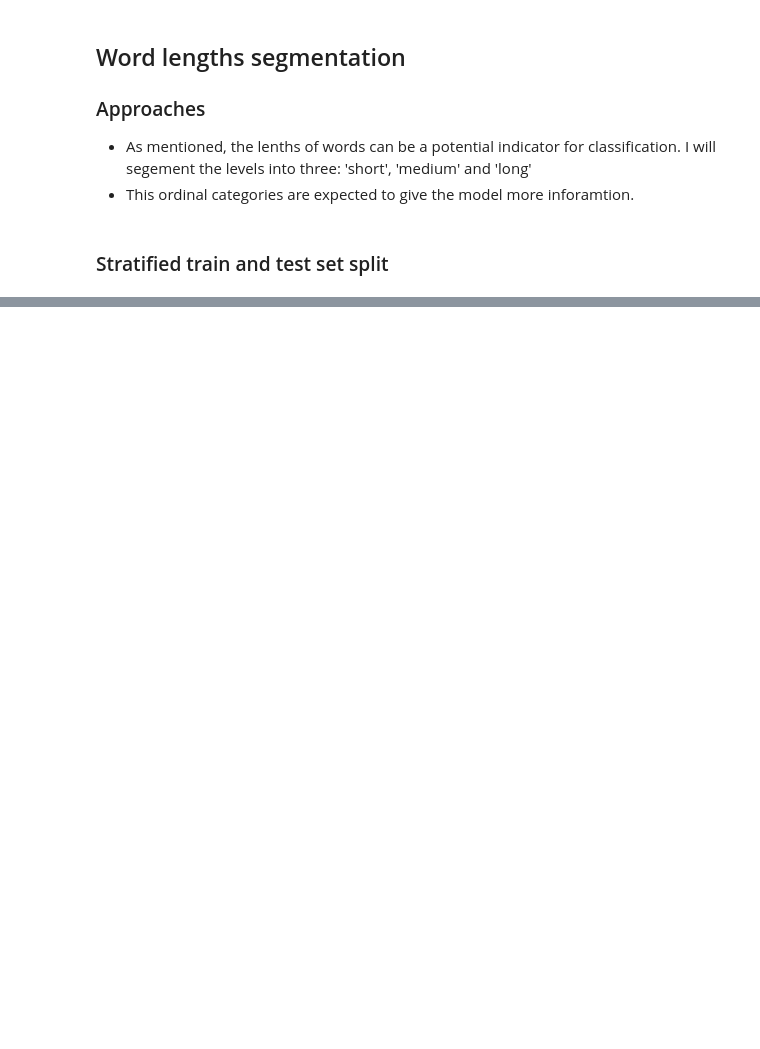
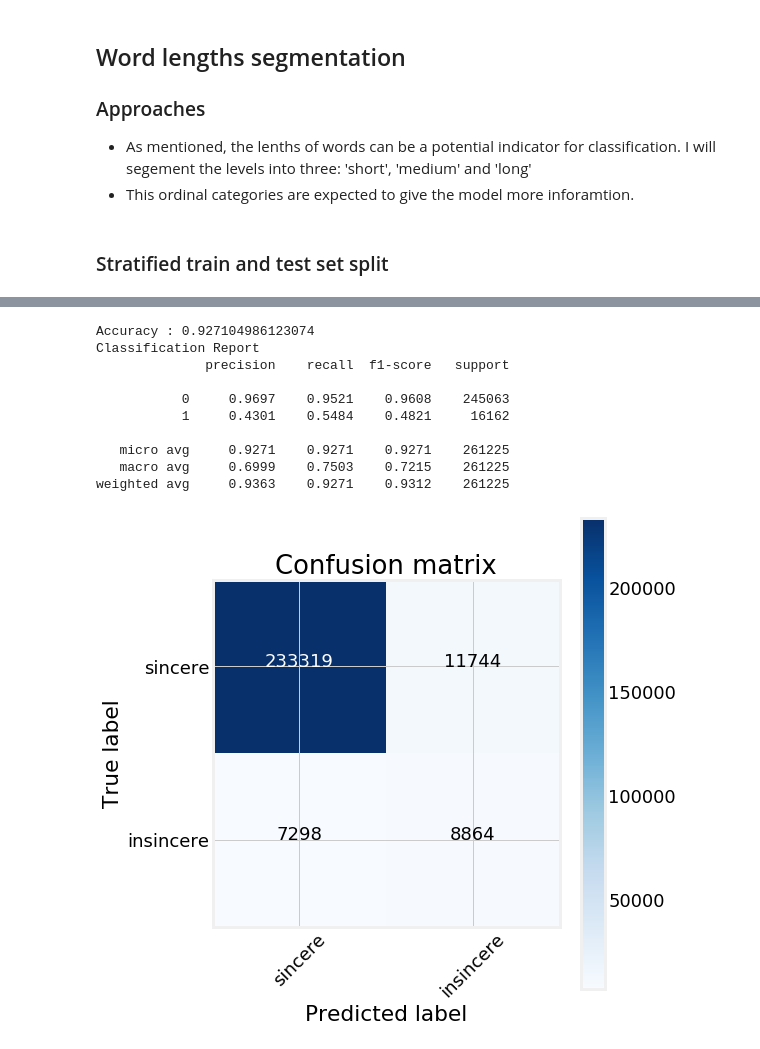
Before and after one commit to Kearlay/NLP-project, a Jupyter notebook: Quora_insincere.ipynb, the cells around one changed output, grey strips where cells are left out. Saved outputs shown, nothing was run; the diff lists cells and outputs as text; code cells hidden in the pictures; blank space fills up the shorter version.

```diff
--- a/Quora_insincere.ipynb
+++ b/Quora_insincere.ipynb
@@ -659,0 +599,15 @@ RandomizedSearchCV(cv=StratifiedKFold(n_splits=3, random_state=None, shuffle=Fal
+# %%
+# Initial Modeling
+# Stratified Cross-validation
+kfold = StratifiedKFold(n_splits=3, random_state=42)
+nb = GaussianNB()
+test_val = cross_validate(nb, X_train.toarray(), y_train,
+                          scoring=['accuracy', 'precision', 'recall', 'f1'], cv=kfold)
+
+accuracy = round(test_val['test_accuracy'].mean(), 3)
+precision = round(test_val['test_precision'].mean(), 3)
+recall = round(test_val['test_recall'].mean(), 3)
+fscore = round(test_val['test_f1'].mean(), 3)
+
+print("NB", "- accuracy: {0}, precision: {1}, recall: {2}, fscore: {3}"\
+          .format(accuracy, precision, recall, fscore))
@@ -659,0 +673,62 @@ RandomizedSearchCV(cv=StratifiedKFold(n_splits=3, random_state=None, shuffle=Fal
+# %%
+# Full-Report
+from sklearn.metrics import accuracy_score, confusion_matrix
+import itertools
+def plot_confusion_mat(cm, classes, cmap=plt.cm.Blues):
+    title='Confusion matrix'
+
+    plt.rcParams['font.size'] = 18
+    plt.figure(figsize=(8, 8))
+    plt.imshow(cm, interpolation='nearest', cmap=cmap)
+    plt.title(title)
+    plt.colorbar()
+
+    tick_marks = np.arange(len(classes))
+
+    plt.xticks(tick_marks, classes, rotation=45)
+    plt.yticks(tick_marks, classes)
+
+    fmt = 'd'
+    thresh = cm.max() / 2.
+
+    for i, j in itertools.product(range(cm.shape[0]), range(cm.shape[1])):
+        plt.text(j, i, format(cm[i, j], fmt),
+                 horizontalalignment="center",
+                 color="white" if cm[i, j] > thresh else "black")
+
+    plt.tight_layout()
+    plt.ylabel('True label')
+    plt.xlabel('Predicted label')
+
+def full_report(model, x, y_true, classes):
+
+    # 2. Predict classes and stores in y_pred
+    y_pred = model.predict(x)
+    y_true = y_true
+
+    # 3. Print accuracy score
+    print("Accuracy : "+ str(accuracy_score(y_true, y_pred)))
+
+    # 4. Print classification report
+    print("Classification Report")
+    print(classification_report(y_true, y_pred, digits=4))
+
+    # 5. Plot confusion matrix
+    cnf_matrix = confusion_matrix(y_true, y_pred)
+
+    #print(cnf_matrix)
+    plot_confusion_mat(cnf_matrix, classes=classes)
+
+full_report(nb, X_test.toarray(), y_test, ['sincere', 'insincere'])
+# %% [output]
+Accuracy : 0.927104986123074
+Classification Report
+              precision    recall  f1-score   support
+
+           0     0.9697    0.9521    0.9608    245063
+           1     0.4301    0.5484    0.4821     16162
+
+   micro avg     0.9271    0.9271    0.9271    261225
+   macro avg     0.6999    0.7503    0.7215    261225
+weighted avg     0.9363    0.9271    0.9312    261225
+[figure, added]
```
Also changed, not shown: parts of 48 cells of this notebook.
